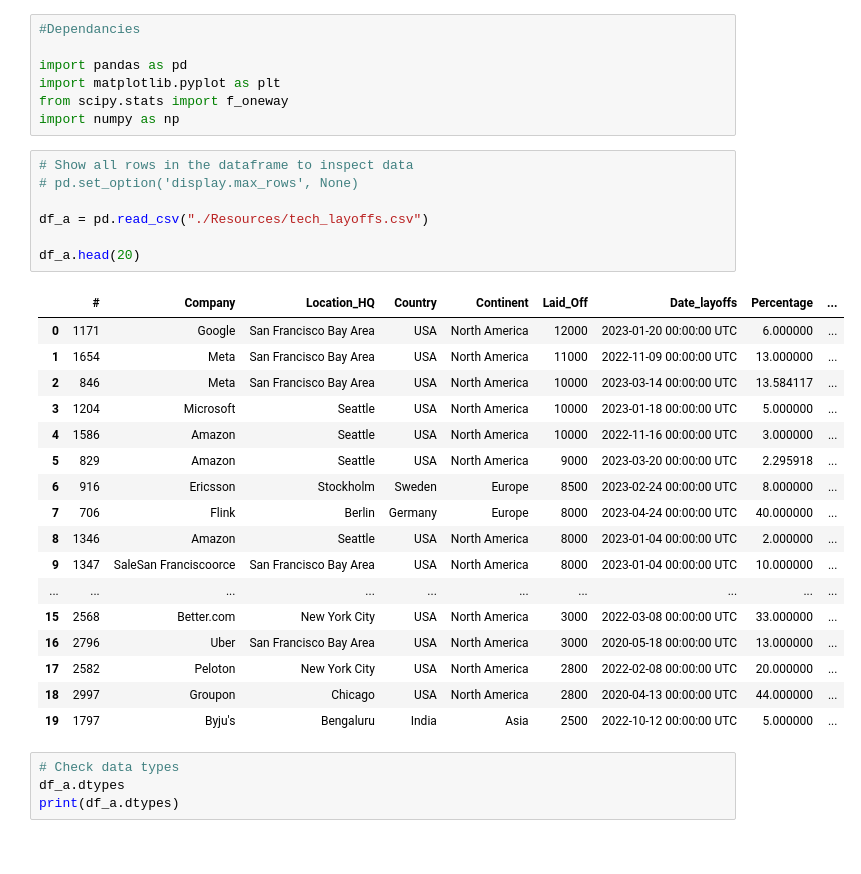
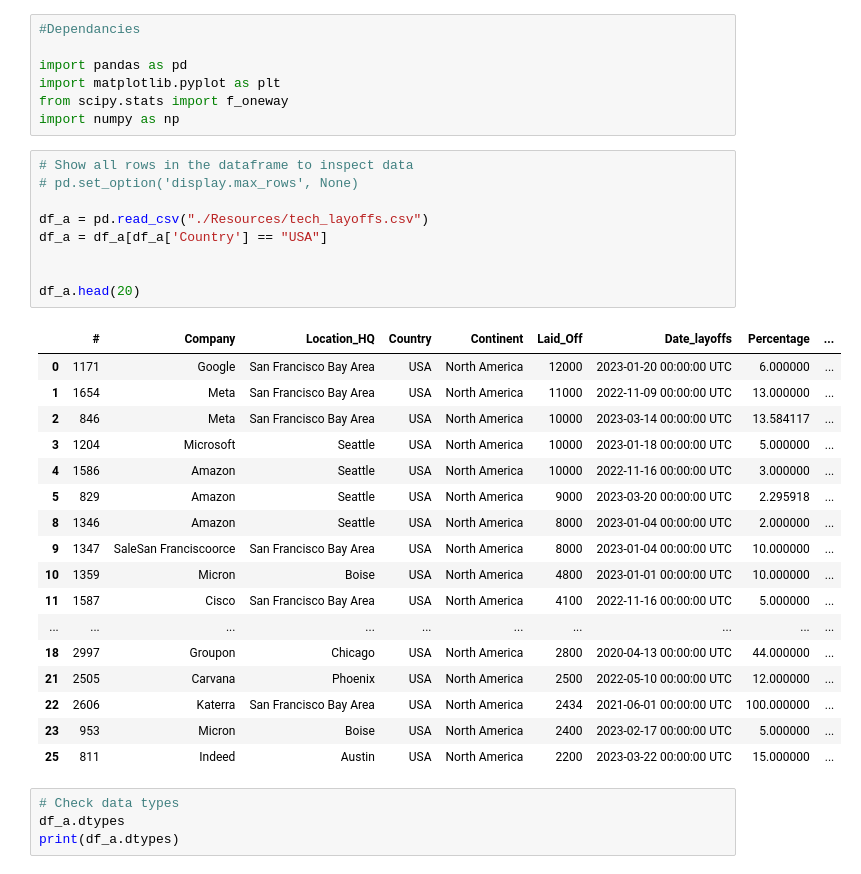
Before and after one commit to cschneggenburger/group-2-project-1, a Jupyter notebook: Big_Tech_Layoffs_Sandy.ipynb, the cells around one changed output. Cells and saved outputs as stored; diff of their text form.

```diff
--- a/Big_Tech_Layoffs_Sandy.ipynb
+++ b/Big_Tech_Layoffs_Sandy.ipynb
@@ -8,28 +8,30 @@ import numpy as np
 # %%
 # Show all rows in the dataframe to inspect data
 # pd.set_option('display.max_rows', None)
 
 df_a = pd.read_csv("./Resources/tech_layoffs.csv")
+df_a = df_a[df_a['Country'] == "USA"]
+
 
 df_a.head(20)
 # %% [output]
 |  | # | Company | Location_HQ | Country | Continent | Laid_Off | Date_layoffs | Percentage | ... |
 | 0 | 1171 | Google | San Francisco Bay Area | USA | North America | 12000 | 2023-01-20 00:00:00 UTC | 6.000000 | ... |
 | 1 | 1654 | Meta | San Francisco Bay Area | USA | North America | 11000 | 2022-11-09 00:00:00 UTC | 13.000000 | ... |
 | 2 | 846 | Meta | San Francisco Bay Area | USA | North America | 10000 | 2023-03-14 00:00:00 UTC | 13.584117 | ... |
 | 3 | 1204 | Microsoft | Seattle | USA | North America | 10000 | 2023-01-18 00:00:00 UTC | 5.000000 | ... |
 | 4 | 1586 | Amazon | Seattle | USA | North America | 10000 | 2022-11-16 00:00:00 UTC | 3.000000 | ... |
 | 5 | 829 | Amazon | Seattle | USA | North America | 9000 | 2023-03-20 00:00:00 UTC | 2.295918 | ... |
-| 6 | 916 | Ericsson | Stockholm | Sweden | Europe | 8500 | 2023-02-24 00:00:00 UTC | 8.000000 | ... |
-| 7 | 706 | Flink | Berlin | Germany | Europe | 8000 | 2023-04-24 00:00:00 UTC | 40.000000 | ... |
 | 8 | 1346 | Amazon | Seattle | USA | North America | 8000 | 2023-01-04 00:00:00 UTC | 2.000000 | ... |
 | 9 | 1347 | SaleSan Franciscoorce | San Francisco Bay Area | USA | North America | 8000 | 2023-01-04 00:00:00 UTC | 10.000000 | ... |
+| 10 | 1359 | Micron | Boise | USA | North America | 4800 | 2023-01-01 00:00:00 UTC | 10.000000 | ... |
+| 11 | 1587 | Cisco | San Francisco Bay Area | USA | North America | 4100 | 2022-11-16 00:00:00 UTC | 5.000000 | ... |
 | ... | ... | ... | ... | ... | ... | ... | ... | ... | ... |
-| 15 | 2568 | Better.com | New York City | USA | North America | 3000 | 2022-03-08 00:00:00 UTC | 33.000000 | ... |
-| 16 | 2796 | Uber | San Francisco Bay Area | USA | North America | 3000 | 2020-05-18 00:00:00 UTC | 13.000000 | ... |
-| 17 | 2582 | Peloton | New York City | USA | North America | 2800 | 2022-02-08 00:00:00 UTC | 20.000000 | ... |
 | 18 | 2997 | Groupon | Chicago | USA | North America | 2800 | 2020-04-13 00:00:00 UTC | 44.000000 | ... |
-| 19 | 1797 | Byju's | Bengaluru | India | Asia | 2500 | 2022-10-12 00:00:00 UTC | 5.000000 | ... |
+| 21 | 2505 | Carvana | Phoenix | USA | North America | 2500 | 2022-05-10 00:00:00 UTC | 12.000000 | ... |
+| 22 | 2606 | Katerra | San Francisco Bay Area | USA | North America | 2434 | 2021-06-01 00:00:00 UTC | 100.000000 | ... |
+| 23 | 953 | Micron | Boise | USA | North America | 2400 | 2023-02-17 00:00:00 UTC | 5.000000 | ... |
+| 25 | 811 | Indeed | Austin | USA | North America | 2200 | 2023-03-22 00:00:00 UTC | 15.000000 | ... |
 # %%
 # Check data types
 df_a.dtypes
```
Also changed, not shown: parts of 12 cells of this notebook.
